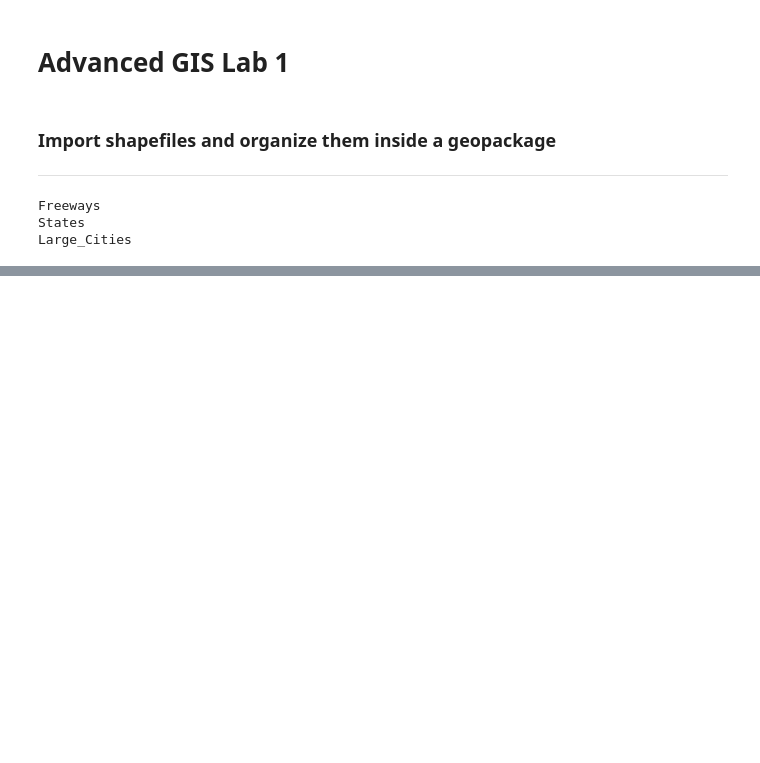
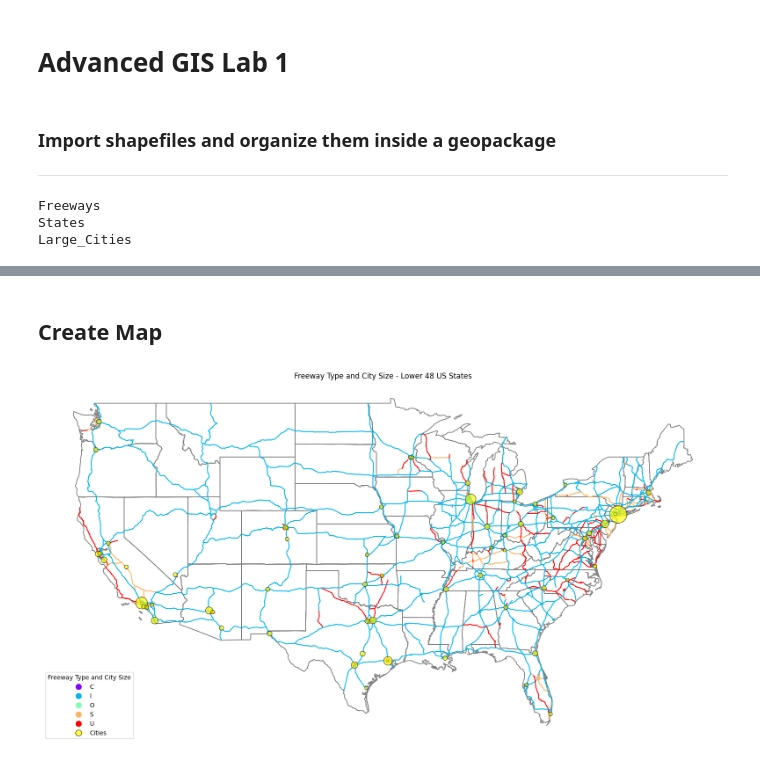
Before and after one commit to freecircuit/Advanced_GIS_TESC, a Jupyter notebook: Lab1_states/states.ipynb, the cells around one changed output, grey strips where cells are left out. Cells and saved outputs as stored; diff of their text form; code cells hidden in the pictures; blank space fills up the shorter version.

Commit message:
plot map

```diff
--- a/Lab1_states/states.ipynb
+++ b/Lab1_states/states.ipynb
@@ -37,4 +37,16 @@ for layer in enumerate(gdf):
 # %%
-states = gpd.read_file(OUTPUT / 'States.gpkg', layer='States')
-freeways = gpd.read_file(OUTPUT / 'States.gpkg', layer='Freeways')
-cities = gpd.read_file(OUTPUT / 'States.gpkg', layer='Large_Cities')
+STATES_GPKG = OUTPUT / 'States.gpkg'
+states = gpd.read_file(STATES_GPKG, layer='States')
+freeways = gpd.read_file(STATES_GPKG, layer='Freeways')
+cities = gpd.read_file(STATES_GPKG, layer='Large_Cities')
+
+#Filter states geodataframes to lower 48
+states = states[~states['STATE_NAME'].isin(['Hawaii', 'Alaska'])]
+freeways = freeways[~freeways['CLASS'].isin(['N'])]
+
+#use states layer as filiter for freeways and cities extent
+sel_fw = freeways.intersects(states.union_all())
+sel_c = cities.intersects(states.union_all())
+freeways = freeways[sel_fw]
+cities = cities[sel_c]
+cities.columns
@@ -40,0 +64,33 @@ cities = gpd.read_file(OUTPUT / 'States.gpkg', layer='Large_Cities')
+# %% [markdown]
+## Create Map
+# %%
+import matplotlib.lines as mlines
+import numpy as np
+base = states.plot(figsize=(20, 20), color='None', edgecolor='grey', column='STATE_NAME', zorder=1)
+
+freeways_plot = freeways.plot(ax=base, column='CLASS', cmap='rainbow', zorder=2, legend=True)
+cities.plot(ax=base, markersize=(cities['POP2000'] / 10000), color='yellow', edgecolor='black', alpha=0.3, zorder=3)
+
+#Had to look up how to set legend for multiple layers...
+
+# Get the freeway legend and remove it temporarily
+freeway_legend = base.legend_
+base.legend_ = None  # Remove from plot
+
+# Create city handle
+city_handle = mlines.Line2D([], [], color='yellow', marker='o', markersize=10,
+                           label='Cities', markeredgecolor='black', alpha=0.7)
+
+# Combine freeway legend handles with city handle
+if freeway_legend:
+    all_handles = freeway_legend.legend_handles + [city_handle]
+    all_labels = [t.get_text() for t in freeway_legend.get_texts()] + ['Cities']
+
+    # Create new combined legend
+    base.legend(handles=all_handles, labels=all_labels, loc='lower left', title='Freeway Type and City Size')
+
+base.set_title("Freeway Type and City Size - Lower 48 US States")
+base.set_axis_off()
+plt.savefig(OUTPUT / 'States_Lab1.png', dpi=300)
+# %% [output]
+[figure, added]
```
Also changed, not shown: parts of 3 cells of this notebook, 2 other files.
